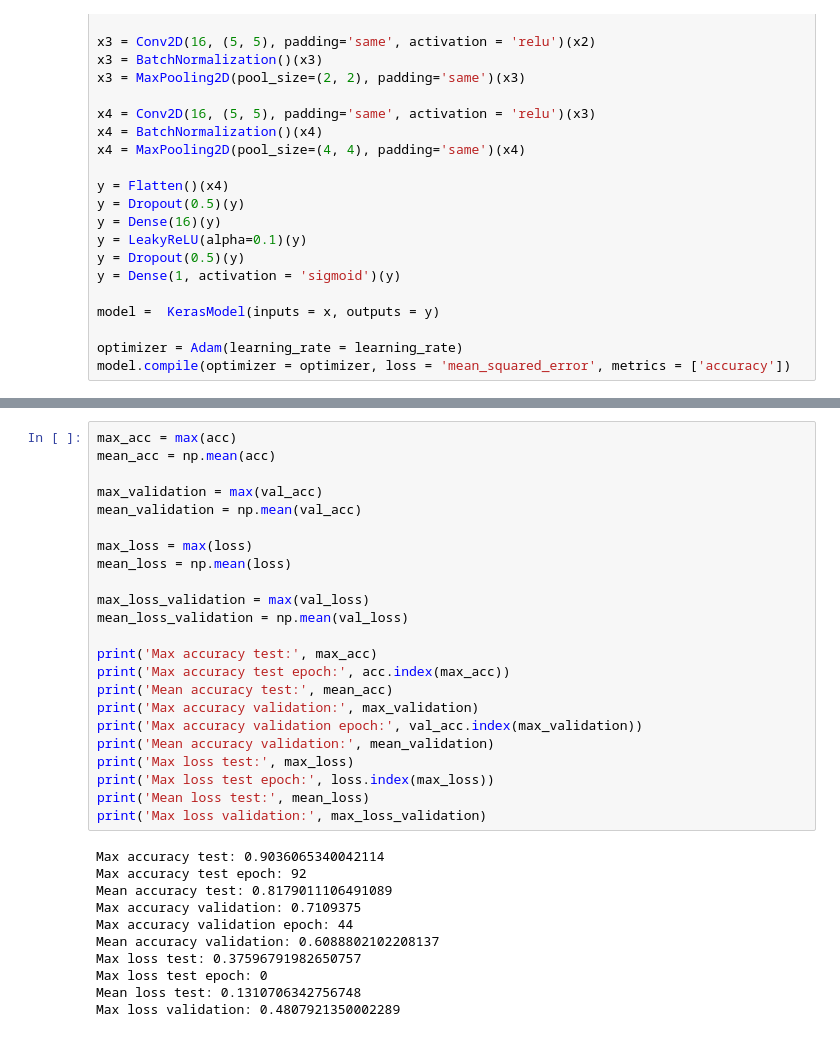
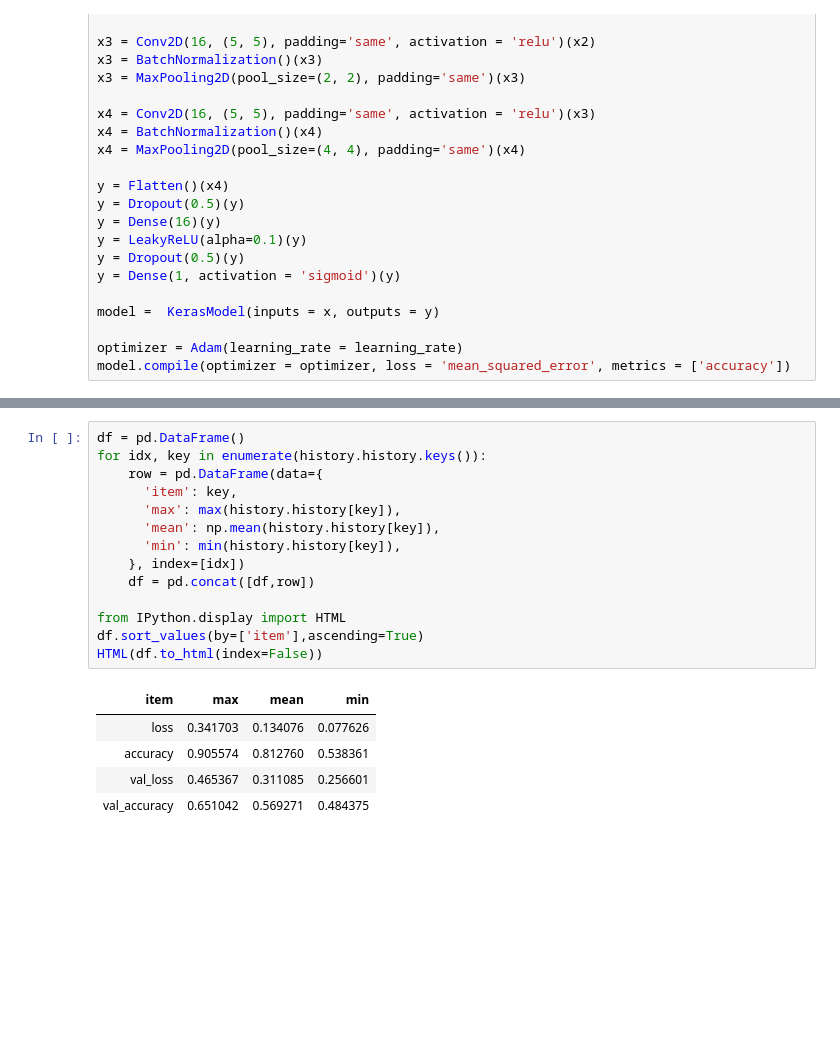
Before and after one commit to Krymancer/deepfake, a Jupyter notebook: model_faces_detection_cv2.ipynb, the cells around one changed output, grey strips where cells are left out. Drawn from its saved outputs; the diff is of its cells as text; blank space fills up the shorter version.

```diff
--- a/model_faces_detection_cv2.ipynb
+++ b/model_faces_detection_cv2.ipynb
@@ -138,34 +138,20 @@ plt.show()
-# %%
-max_acc = max(acc)
-mean_acc = np.mean(acc)
-
-max_validation = max(val_acc)
-mean_validation = np.mean(val_acc)
-
-max_loss = max(loss)
-mean_loss = np.mean(loss)
-
-max_loss_validation = max(val_loss)
-mean_loss_validation = np.mean(val_loss)
-
-print('Max accuracy test:', max_acc)
-print('Max accuracy test epoch:', acc.index(max_acc))
-print('Mean accuracy test:', mean_acc)
-print('Max accuracy validation:', max_validation)
-print('Max accuracy validation epoch:', val_acc.index(max_validation))
-print('Mean accuracy validation:', mean_validation)
-print('Max loss test:', max_loss)
-print('Max loss test epoch:', loss.index(max_loss))
-print('Mean loss test:', mean_loss)
-print('Max loss validation:', max_loss_validation)
-# %% [output]
-Max accuracy test: 0.9036065340042114
-Max accuracy test epoch: 92
-Mean accuracy test: 0.8179011106491089
-Max accuracy validation: 0.7109375
-Max accuracy validation epoch: 44
-Mean accuracy validation: 0.6088802102208137
-Max loss test: 0.37596791982650757
-Max loss test epoch: 0
-Mean loss test: 0.1310706342756748
-Max loss validation: 0.4807921350002289
+# %%
+df = pd.DataFrame()
+for idx, key in enumerate(history.history.keys()):
+    row = pd.DataFrame(data={
+      'item': key,
+      'max': max(history.history[key]),
+      'mean': np.mean(history.history[key]),
+      'min': min(history.history[key]),
+    }, index=[idx])
+    df = pd.concat([df,row])
+
+from IPython.display import HTML
+df.sort_values(by=['item'],ascending=True)
+HTML(df.to_html(index=False))
+# %% [output]
+| item | max | mean | min |
+| loss | 0.341703 | 0.134076 | 0.077626 |
+| accuracy | 0.905574 | 0.812760 | 0.538361 |
+| val_loss | 0.465367 | 0.311085 | 0.256601 |
+| val_accuracy | 0.651042 | 0.569271 | 0.484375 |
```
Also changed, not shown: parts of 2 cells of this notebook, 2 other files.
